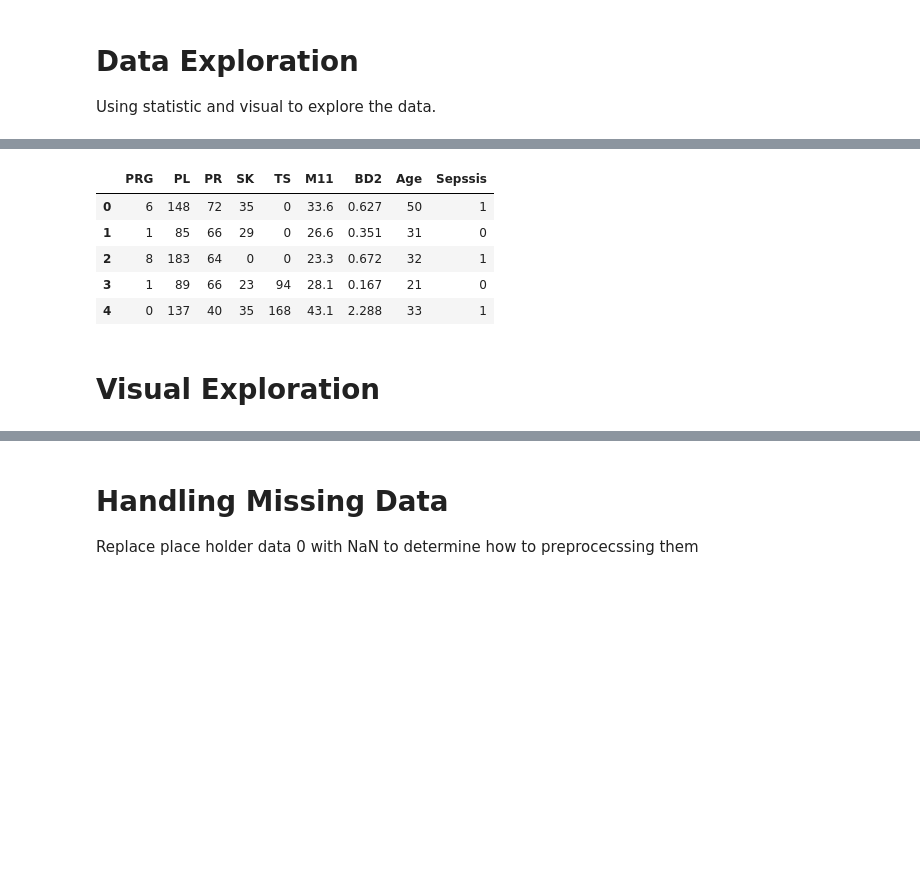
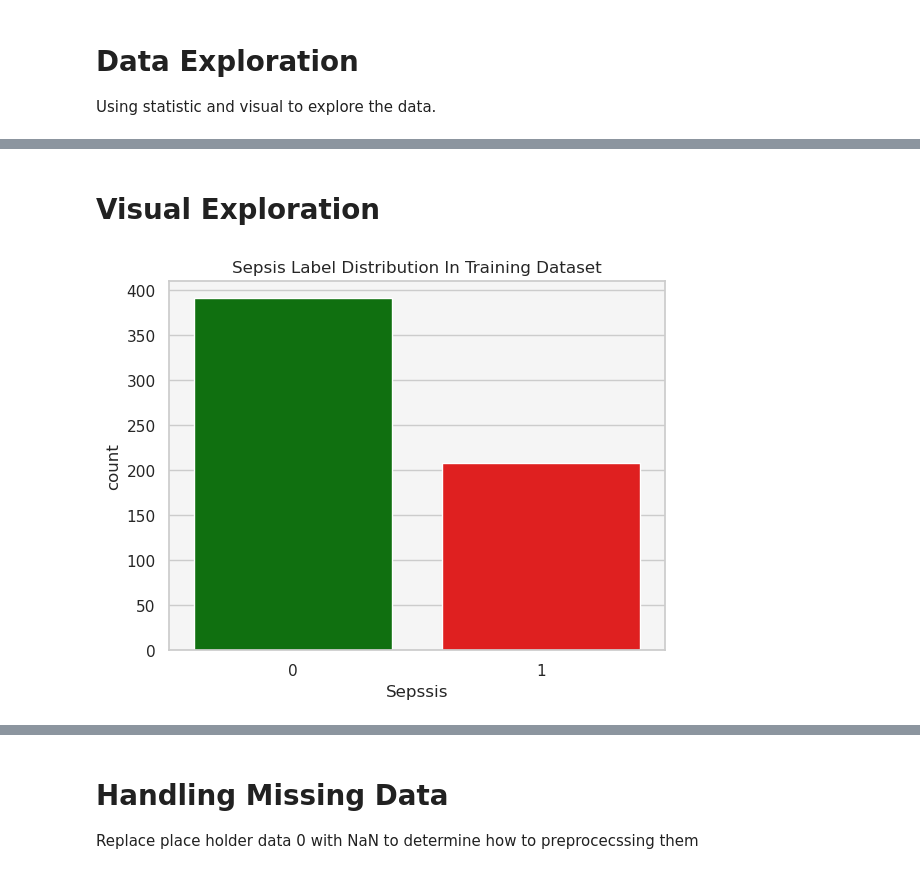
Before and after one commit to Rus268/ML_Assign1, a Jupyter notebook: 02_CODE_s3676330.ipynb, the cells around one changed output, grey strips where cells are left out. Saved outputs shown, nothing was run; the diff lists cells and outputs as text; code cells hidden in the pictures; blank space fills up the shorter version.

```diff
--- a/02_CODE_s3676330.ipynb
+++ b/02_CODE_s3676330.ipynb
@@ -132,14 +142,3 @@ Summary statistics for non-numeric----------------------------------------------
 # %%
 # Re-encode the target column to 0 (Negative - Not developing Sepsis) and 1(Positive - Will develop Sepsis)
 train['Sepssis'] = train['Sepssis'].map({'Negative': 0, 'Positive': 1})
-# %%
-# Removing columns that are not needed
-train.drop(columns=drop_cols, inplace=True)
-train.head()
-# %% [output]
-|  | PRG | PL | PR | SK | TS | M11 | BD2 | Age | Sepssis |
-| 0 | 6 | 148 | 72 | 35 | 0 | 33.6 | 0.627 | 50 | 1 |
-| 1 | 1 | 85 | 66 | 29 | 0 | 26.6 | 0.351 | 31 | 0 |
-| 2 | 8 | 183 | 64 | 0 | 0 | 23.3 | 0.672 | 32 | 1 |
-| 3 | 1 | 89 | 66 | 23 | 94 | 28.1 | 0.167 | 21 | 0 |
-| 4 | 0 | 137 | 40 | 35 | 168 | 43.1 | 2.288 | 33 | 1 |
@@ -146,4 +151,11 @@ train.head()
 # %% [markdown]
 # Visual Exploration
+# %%
+# Bar plot of target columns
+plot = sns.countplot(x='Sepssis', hue = "Sepssis", data=train['Sepssis'].reset_index(), palette=palette, legend=False)
+plt.title('Sepsis Label Distribution In Training Dataset')
+plt.savefig('graphs/Target_distribution_training.png')
+# %% [output]
+[figure, added]
 # %%
 # Pairplot
```
Also changed, not shown: parts of 37 cells of this notebook, 18 other files.
